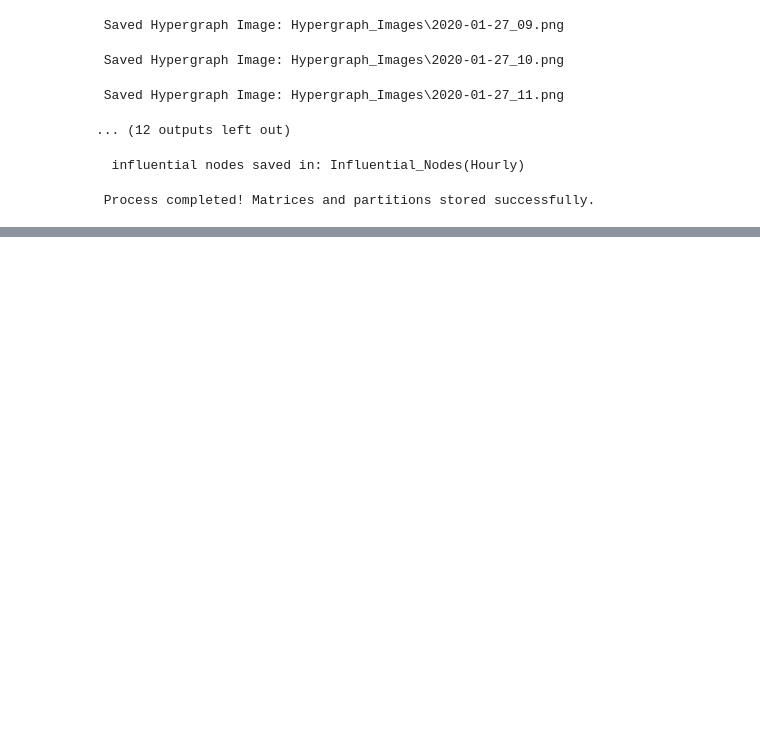
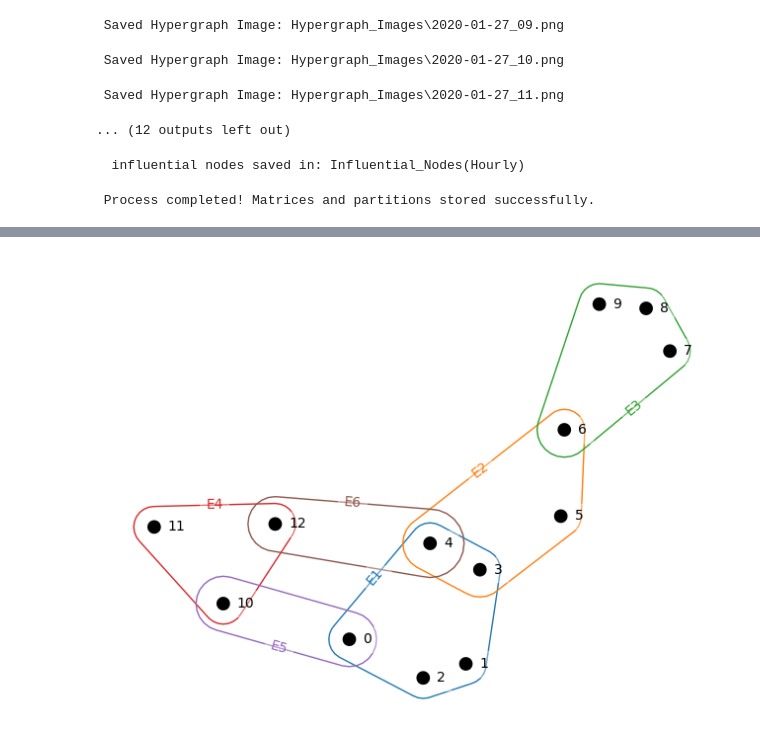
Before and after one commit to Anandpiyush21/Major-Project, a Jupyter notebook: spectral_partition.ipynb, the cells around one changed output, grey strips where cells are left out. Saved outputs shown, nothing was run; the diff lists cells and outputs as text; code cells hidden in the pictures; blank space fills up the shorter version.

Commit message:
Synthetic Data Partition

```diff
--- a/spectral_partition.ipynb
+++ b/spectral_partition.ipynb
@@ -262,3 +262,75 @@ for file_name in os.listdir(input_folder):
 print(" Process completed! Matrices and partitions stored successfully.")
 # %% [output]
  Process completed! Matrices and partitions stored successfully.
+# %%
+import numpy as np
+import matplotlib.pyplot as plt
+import networkx as nx
+import hypernetx as hnx
+from numpy.linalg import eigh
+from pprint import pprint
+
+# Define synthetic hypergraph
+hyperedges = {
+    "E1": [0, 1, 2, 3, 4],       # Dense region
+    "E2": [3, 4, 5, 6],           # Dense region
+    "E3": [6, 7, 8, 9],           # Sparse region
+    "E4": [10, 11, 12],           # Sparse region
+    "E5": [0, 10],                # Weak connection between clusters
+    "E6": [4, 12]                 # Another weak connection
+}
+
+# Get unique nodes
+all_nodes = sorted(set(node for edge in hyperedges.values() for node in edge))
+node_index = {node: i for i, node in enumerate(all_nodes)}
+num_nodes = len(all_nodes)
+num_edges = len(hyperedges)
+
+# Create Incidence Matrix (H)
+H = np.zeros((num_nodes, num_edges))
+for j, (edge, nodes) in enumerate(hyperedges.items()):
+    for node in nodes:
+        H[node_index[node], j] = 1
+
+print("\nIncidence Matrix (H):")
+pprint(H)
+
+d_v = np.sum(H, axis=1)
+D_v = np.diag(d_v)
+
+d_e = np.sum(H, axis=0)
+D_e = np.diag(d_e)
+
+print("\nVertex Degree Matrix (D_v):")
+pprint(D_v)
+print("\nHyperedge Degree Matrix (D_e):")
+pprint(D_e)
+
+# Compute Laplacian Matrix (L)
+D_v_inv_sqrt = np.diag(1.0 / np.sqrt(d_v + 1e-10))
+D_e_inv = np.diag(1.0 / (d_e + 1e-10))
+H_term = D_v_inv_sqrt @ H @ D_e_inv @ H.T @ D_v_inv_sqrt
+L = np.eye(num_nodes) - H_term
+
+print("\nLaplacian Matrix (L):")
+pprint(L)
+
+# Find Fiedler Vector for Clustering
+eigenvalues, eigenvectors = eigh(L)
+fiedler_vector = eigenvectors[:, 1]
+
+# Partitioning Based on Fiedler Vector
+cluster1 = [node for i, node in enumerate(all_nodes) if fiedler_vector[i] >= 0]
+cluster2 = [node for i, node in enumerate(all_nodes) if fiedler_vector[i] < 0]
+
+print("\nPartitioning Results:")
+print(f"Cluster 1: {cluster1}")
+print(f"Cluster 2: {cluster2}")
+
+# Visualizing the Hypergraph
+H_visual = hnx.Hypergraph(hyperedges)
+fig, ax = plt.subplots(figsize=(8, 6))
+hnx.draw(H_visual, with_edge_labels=True, ax=ax)
+# plt.title("Synthetic Hypergraph with Two Clusters")
+plt.show()
+# %% [output]
@@ -264,0 +354 @@ print(" Process completed! Matrices and partitions stored successfully.")
+[figure, added]
```
Also changed, not shown: parts of 3 cells of this notebook.
